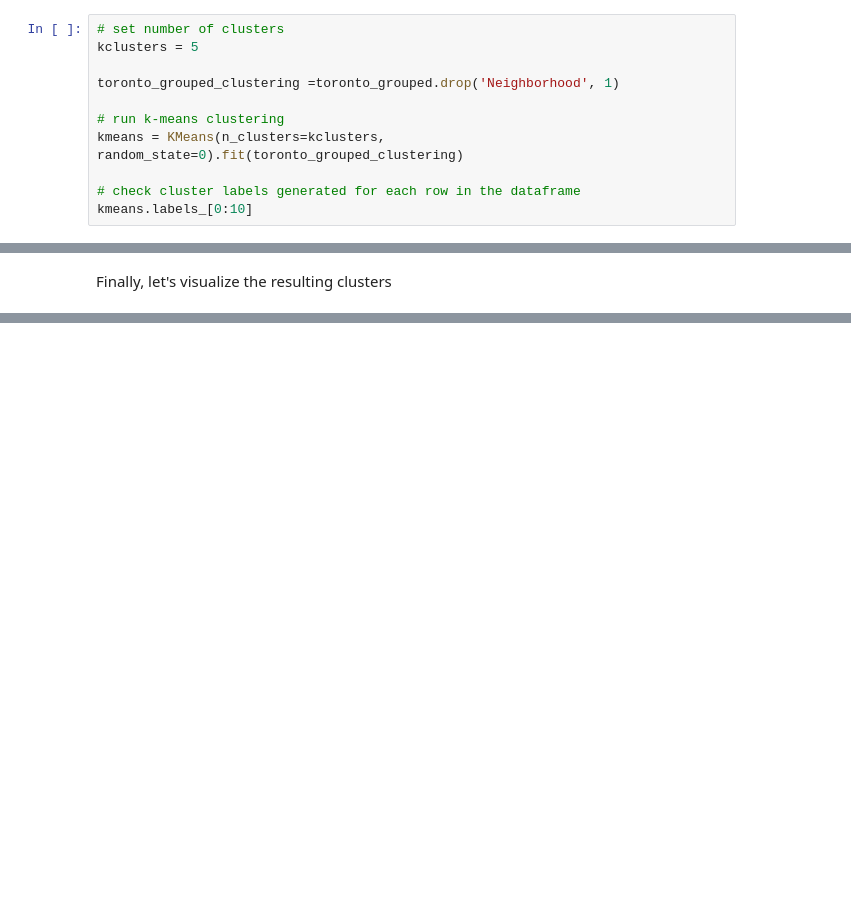
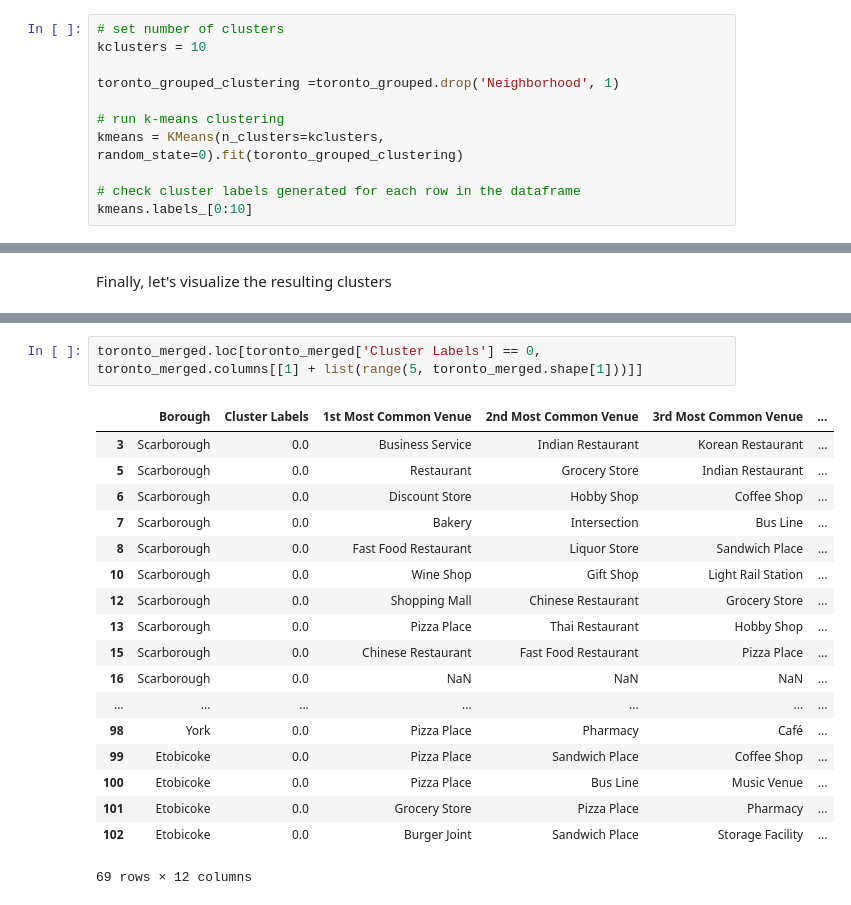
Before and after one commit to tonnyeremin/Urban-Data-Science, a Jupyter notebook: Coursera Capstone.ipynb, the cells around one changed output, grey strips where cells are left out. Drawn from its saved outputs; the diff is of its cells as text; blank space fills up the shorter version.

```diff
--- a/Coursera Capstone.ipynb
+++ b/Coursera Capstone.ipynb
@@ -488,7 +446,7 @@ toronto_venues_sorted.head()
 ## Clustering
 # %%
 # set number of clusters
-kclusters = 5
+kclusters = 10
 
 toronto_grouped_clustering =toronto_grouped.drop('Neighborhood', 1)
 
@@ -540,3 +503,24 @@ for lat, lon, poi, cluster in zip(toronto_merged['Latitude'], toronto_merged['Lo
 map_clusters
 # %% [output]
 [interactive output not drawn]
+# %%
+toronto_merged.loc[toronto_merged['Cluster Labels'] == 0, toronto_merged.columns[[1] + list(range(5, toronto_merged.shape[1]))]]
+# %% [output]
+|  | Borough | Cluster Labels | 1st Most Common Venue | 2nd Most Common Venue | 3rd Most Common Venue | ... |
+| 3 | Scarborough | 0.0 | Business Service | Indian Restaurant | Korean Restaurant | ... |
+| 5 | Scarborough | 0.0 | Restaurant | Grocery Store | Indian Restaurant | ... |
+| 6 | Scarborough | 0.0 | Discount Store | Hobby Shop | Coffee Shop | ... |
+| 7 | Scarborough | 0.0 | Bakery | Intersection | Bus Line | ... |
+| 8 | Scarborough | 0.0 | Fast Food Restaurant | Liquor Store | Sandwich Place | ... |
+| 10 | Scarborough | 0.0 | Wine Shop | Gift Shop | Light Rail Station | ... |
+| 12 | Scarborough | 0.0 | Shopping Mall | Chinese Restaurant | Grocery Store | ... |
+| 13 | Scarborough | 0.0 | Pizza Place | Thai Restaurant | Hobby Shop | ... |
+| 15 | Scarborough | 0.0 | Chinese Restaurant | Fast Food Restaurant | Pizza Place | ... |
+| 16 | Scarborough | 0.0 | NaN | NaN | NaN | ... |
+| ... | ... | ... | ... | ... | ... | ... |
+| 98 | York | 0.0 | Pizza Place | Pharmacy | Café | ... |
+| 99 | Etobicoke | 0.0 | Pizza Place | Sandwich Place | Coffee Shop | ... |
+| 100 | Etobicoke | 0.0 | Pizza Place | Bus Line | Music Venue | ... |
+| 101 | Etobicoke | 0.0 | Grocery Store | Pizza Place | Pharmacy | ... |
+| 102 | Etobicoke | 0.0 | Burger Joint | Sandwich Place | Storage Facility | ... |
+69 rows × 12 columns
```
Also changed, not shown: parts of 7 cells of this notebook.
